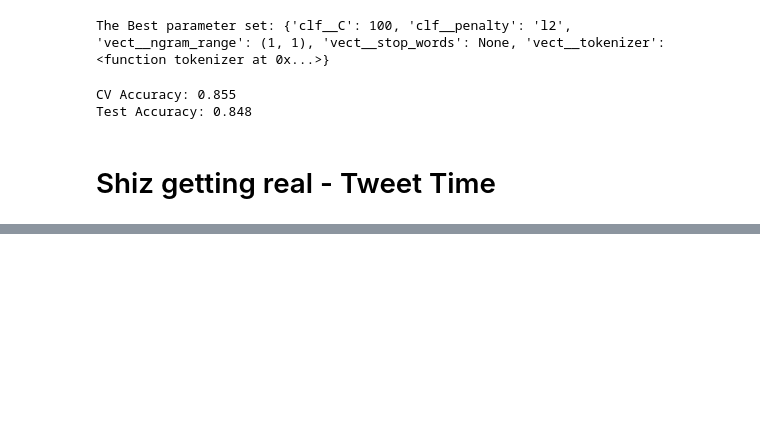
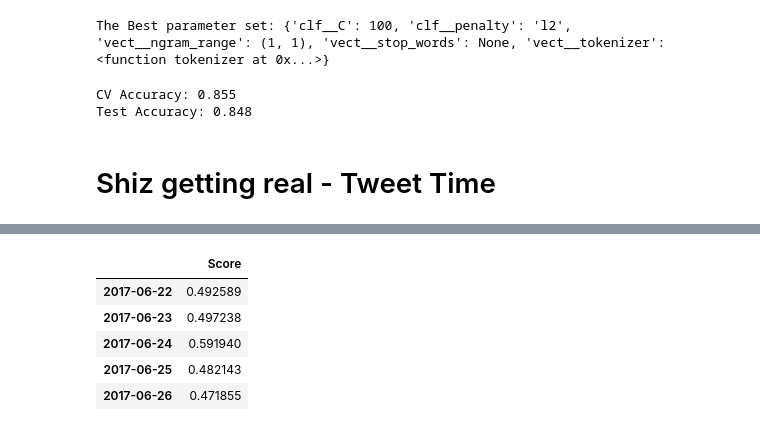
Before and after one commit to whs2k/whs2k.github.io, a Jupyter notebook: IMDB Training Congressional Tweet Analysis.ipynb, the cells around one changed output, grey strips where cells are left out. Drawn from its saved outputs; the diff is of its cells as text; code cells hidden in the pictures; blank space fills up the shorter version.

```diff
--- a/IMDB Training Congressional Tweet Analysis.ipynb
+++ b/IMDB Training Congressional Tweet Analysis.ipynb
@@ -296,0 +259,8 @@ df_plot
+# %%
+#Ceate a vaiarble: todays_tweets =
+today=dt.datetime.today().strftime("%Y-%m-%d")
+yesterday_json=yesterday+'.json'
+url='https://alexlitel.github.io/congresstweets/data/'
+url_json=url+yesterday_json
+#https://alexlitel.github.io/congresstweets/data/2017-07-04.json
+print(url_json)
@@ -296,0 +310,24 @@ df_plot
+# %%
+import json
+import urllib
+import urllib.request
+data = urllib.request.urlopen(url_json).read()
+output = json.loads(data)
+dfJson = pd.DataFrame(output)
+#print (output)
+dfJson.head()
+
+for date in datesStr:
+    #dates=dates.strftime("%Y-%m-%d")
+    date_json=date+'.json'
+    url='https://alexlitel.github.io/congresstweets/data/'
+    url_json=url+date_json
+    data = urllib.request.urlopen(url_json).read()
+    output = json.loads(data)
+    dfJson = pd.DataFrame(output)
+    predict = np.mean(clf.predict(dfJson['text']))
+    #dfPlot=dfPlot.append(predict)
+    dfPlot.loc[date]=predict
+    #dfPlot[date] = predict#add to dfPlot
+    #dfPlot.set_value(1, dfPlot[date], 'date')
+    print('sucess'+date)
@@ -297,3 +350,12 @@ df_plot
+# %%
+dfPlot.head()
+# %% [output]
+|  | Score |
+| 2017-06-22 | 0.492589 |
+| 2017-06-23 | 0.497238 |
+| 2017-06-24 | 0.591940 |
+| 2017-06-25 | 0.482143 |
+| 2017-06-26 | 0.471855 |
 # %%
 #set pictue
 #Picture Cedits Alina Oleynik
```
Also changed, not shown: parts of 24 cells of this notebook, 7 other files.
